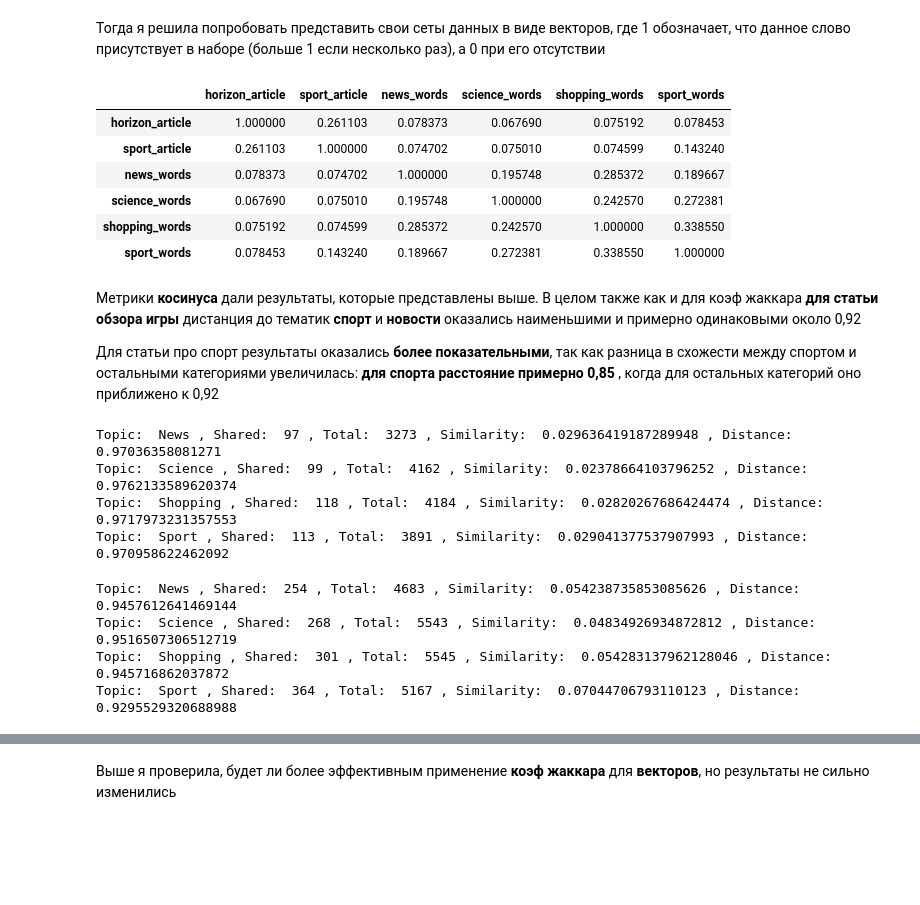
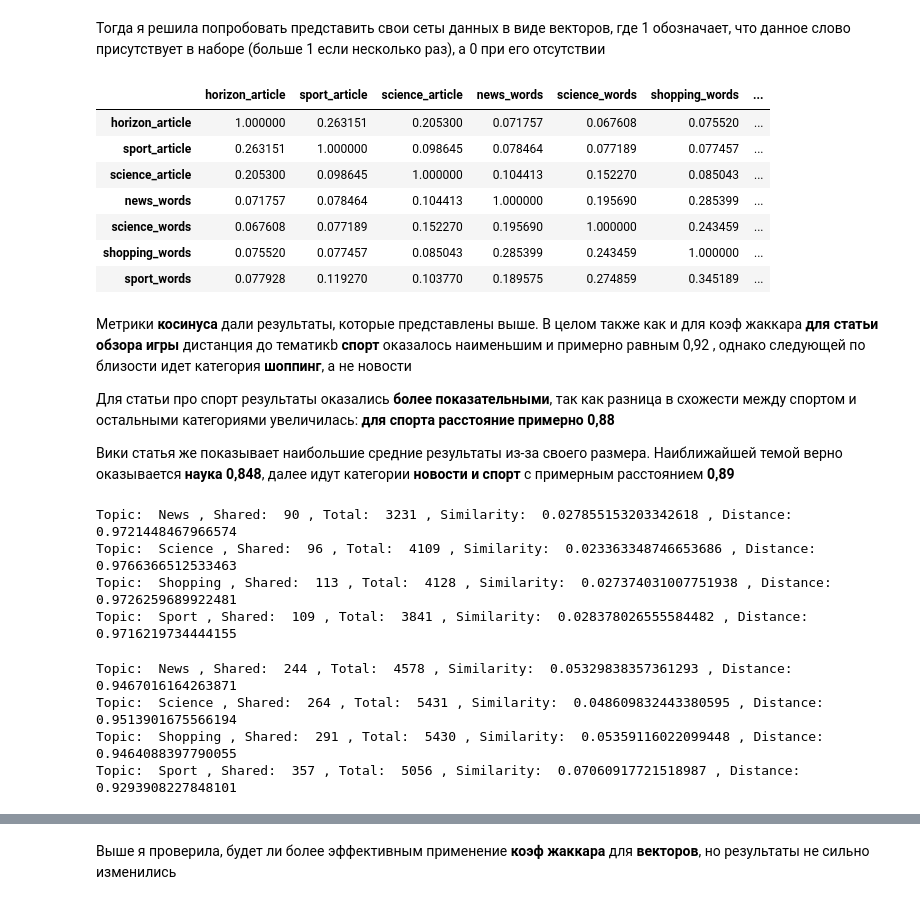
Before and after one commit to Elizav555/Data_Mining, a Jupyter notebook: Distances/Distances.ipynb, the cells around one changed output, grey strips where cells are left out. Saved outputs shown, nothing was run; the diff lists cells and outputs as text; code cells hidden in the pictures; blank space fills up the shorter version.

```diff
--- a/Distances/Distances.ipynb
+++ b/Distances/Distances.ipynb
@@ -171,0 +162,2 @@ Number of cleared words:  8502
+# %%
+sport_article = process_article('https://www.topendsports.com/world/lists/popular-sport/')
@@ -183,0 +179,6 @@ Topic:  Sport , Shared:  509 , Total:  5786 , Similarity:  0.08797096439681991 ,
+# %%
+science_article = process_article('https://en.wikipedia.org/wiki/Science')
+jaccard_fun(science_article ,news_words,'News')
+jaccard_fun(science_article ,science_words,'Science')
+jaccard_fun(science_article ,shopping_words,'Shopping')
+jaccard_fun(science_article ,sport_words,'Sport')
@@ -184,5 +194,5 @@ Topic:  Sport , Shared:  509 , Total:  5786 , Similarity:  0.08797096439681991 ,
 # %%
-data = [" ".join(horizon_article), " ".join(sport_article)," ".join(news_words)," ".join(science_words)," ".join(shopping_words)," ".join(sport_words)]
+data = [" ".join(horizon_article), " ".join(sport_article)," ".join(science_article)," ".join(news_words)," ".join(science_words)," ".join(shopping_words)," ".join(sport_words)]
 count_vectorizer = CountVectorizer()
 vector_matrix = count_vectorizer.fit_transform(data)
 tokens = count_vectorizer.get_feature_names_out()
@@ -203,6 +213,6 @@ array([[0, 0, 0, ..., 0, 0, 0],
 # %%
 def create_dataframe(matrix, tokens):
-    doc_names = ["horizon_article","sport_article","news_words","science_words","shopping_words","sport_words"]
+    doc_names = ["horizon_article","sport_article","science_article","news_words","science_words","shopping_words","sport_words"]
     df = pd.DataFrame(data=matrix, index=doc_names, columns=tokens)
     return(df)
 
@@ -222,21 +233,24 @@ dataframe
 # %%
 from sklearn.metrics.pairwise import cosine_similarity
 
 cosine_similarity_matrix = cosine_similarity(vector_matrix)
-create_dataframe(cosine_similarity_matrix,["horizon_article","sport_article","news_words","science_words","shopping_words","sport_words"])
+create_dataframe(cosine_similarity_matrix,["horizon_article","sport_article","science_article","news_words","science_words","shopping_words","sport_words"])
 # %% [output]
-|  | horizon_article | sport_article | news_words | science_words | shopping_words | sport_words |
-| horizon_article | 1.000000 | 0.261103 | 0.078373 | 0.067690 | 0.075192 | 0.078453 |
-| sport_article | 0.261103 | 1.000000 | 0.074702 | 0.075010 | 0.074599 | 0.143240 |
-| news_words | 0.078373 | 0.074702 | 1.000000 | 0.195748 | 0.285372 | 0.189667 |
-| science_words | 0.067690 | 0.075010 | 0.195748 | 1.000000 | 0.242570 | 0.272381 |
-| shopping_words | 0.075192 | 0.074599 | 0.285372 | 0.242570 | 1.000000 | 0.338550 |
-| sport_words | 0.078453 | 0.143240 | 0.189667 | 0.272381 | 0.338550 | 1.000000 |
+|  | horizon_article | sport_article | science_article | news_words | science_words | shopping_words | ... |
+| horizon_article | 1.000000 | 0.263151 | 0.205300 | 0.071757 | 0.067608 | 0.075520 | ... |
+| sport_article | 0.263151 | 1.000000 | 0.098645 | 0.078464 | 0.077189 | 0.077457 | ... |
+| science_article | 0.205300 | 0.098645 | 1.000000 | 0.104413 | 0.152270 | 0.085043 | ... |
+| news_words | 0.071757 | 0.078464 | 0.104413 | 1.000000 | 0.195690 | 0.285399 | ... |
+| science_words | 0.067608 | 0.077189 | 0.152270 | 0.195690 | 1.000000 | 0.243459 | ... |
+| shopping_words | 0.075520 | 0.077457 | 0.085043 | 0.285399 | 0.243459 | 1.000000 | ... |
+| sport_words | 0.077928 | 0.119270 | 0.103770 | 0.189575 | 0.274859 | 0.345189 | ... |
 # %% [markdown]
-Метрики **косинуса** дали результаты, которые представлены выше. В целом также как и для коэф жаккара **для статьи обзора игры** дистанция до тематик **спорт** и **новости** оказались наименьшими и примерно одинаковыми около 0,92
+Метрики **косинуса** дали результаты, которые представлены выше. В целом также как и для коэф жаккара **для статьи обзора игры** дистанция до тематикb **спорт** оказалось наименьшим и примерно равным 0,92 , однако следующей по близости идет категория **шоппинг**, а не новости
 
 Для статьи про спорт результаты оказались **более показательными**, так как разница в схожести между спортом и остальными категориями увеличилась:
-**для спорта расстояние примерно 0,85** , когда для остальных категорий оно приближено к 0,92
+**для спорта расстояние примерно 0,88**
+
+Вики статья же показывает наибольшие средние результаты из-за своего размера. Наиближайшей темой верно оказывается **наука 0,848**, далее идут категории **новости и спорт** с примерным расстоянием **0,89**
 # %%
 def jaccard_vector_fun(x, y,topic):
     intersect = 0
@@ -249,22 +263,22 @@ def jaccard_vector_fun(x, y,topic):
     res = intersect / union
     print('Topic: ',topic,', Shared: ',intersect,', Total: ',union,', Similarity: ',res,', Distance: ',1-res)
 # %%
-jaccard_vector_fun(vector_matrix_array[0] ,vector_matrix_array[2],'News')
-jaccard_vector_fun(vector_matrix_array[0] ,vector_matrix_array[3],'Science')
-jaccard_vector_fun(vector_matrix_array[0],vector_matrix_array[4],'Shopping')
-jaccard_vector_fun(vector_matrix_array[0],vector_matrix_array[5],'Sport')
+jaccard_vector_fun(vector_matrix_array[0] ,vector_matrix_array[3],'News')
+jaccard_vector_fun(vector_matrix_array[0] ,vector_matrix_array[4],'Science')
+jaccard_vector_fun(vector_matrix_array[0],vector_matrix_array[5],'Shopping')
+jaccard_vector_fun(vector_matrix_array[0],vector_matrix_array[6],'Sport')
 # %% [output]
-Topic:  News , Shared:  97 , Total:  3273 , Similarity:  0.029636419187289948 , Distance:  0.97036358081271
-Topic:  Science , Shared:  99 , Total:  4162 , Similarity:  0.02378664103796252 , Distance:  0.9762133589620374
-Topic:  Shopping , Shared:  118 , Total:  4184 , Similarity:  0.02820267686424474 , Distance:  0.9717973231357553
-Topic:  Sport , Shared:  113 , Total:  3891 , Similarity:  0.029041377537907993 , Distance:  0.970958622462092
+Topic:  News , Shared:  90 , Total:  3231 , Similarity:  0.027855153203342618 , Distance:  0.9721448467966574
+Topic:  Science , Shared:  96 , Total:  4109 , Similarity:  0.023363348746653686 , Distance:  0.9766366512533463
+Topic:  Shopping , Shared:  113 , Total:  4128 , Similarity:  0.027374031007751938 , Distance:  0.9726259689922481
+Topic:  Sport , Shared:  109 , Total:  3841 , Similarity:  0.028378026555584482 , Distance:  0.9716219734444155
 # %%
-jaccard_vector_fun(vector_matrix_array[1] ,vector_matrix_array[2],'News')
-jaccard_vector_fun(vector_matrix_array[1] ,vector_matrix_array[3],'Science')
-jaccard_vector_fun(vector_matrix_array[1],vector_matrix_array[4],'Shopping')
-jaccard_vector_fun(vector_matrix_array[1],vector_matrix_array[5],'Sport')
+jaccard_vector_fun(vector_matrix_array[1] ,vector_matrix_array[3],'News')
+jaccard_vector_fun(vector_matrix_array[1] ,vector_matrix_array[4],'Science')
+jaccard_vector_fun(vector_matrix_array[1],vector_matrix_array[5],'Shopping')
+jaccard_vector_fun(vector_matrix_array[1],vector_matrix_array[6],'Sport')
 # %% [output]
-Topic:  News , Shared:  254 , Total:  4683 , Similarity:  0.054238735853085626 , Distance:  0.9457612641469144
-Topic:  Science , Shared:  268 , Total:  5543 , Similarity:  0.04834926934872812 , Distance:  0.9516507306512719
-Topic:  Shopping , Shared:  301 , Total:  5545 , Similarity:  0.054283137962128046 , Distance:  0.945716862037872
-Topic:  Sport , Shared:  364 , Total:  5167 , Similarity:  0.07044706793110123 , Distance:  0.9295529320688988
+Topic:  News , Shared:  244 , Total:  4578 , Similarity:  0.05329838357361293 , Distance:  0.9467016164263871
+Topic:  Science , Shared:  264 , Total:  5431 , Similarity:  0.048609832443380595 , Distance:  0.9513901675566194
+Topic:  Shopping , Shared:  291 , Total:  5430 , Similarity:  0.05359116022099448 , Distance:  0.9464088397790055
+Topic:  Sport , Shared:  357 , Total:  5056 , Similarity:  0.07060917721518987 , Distance:  0.9293908227848101
```
Also changed, not shown: parts of 15 cells of this notebook.
